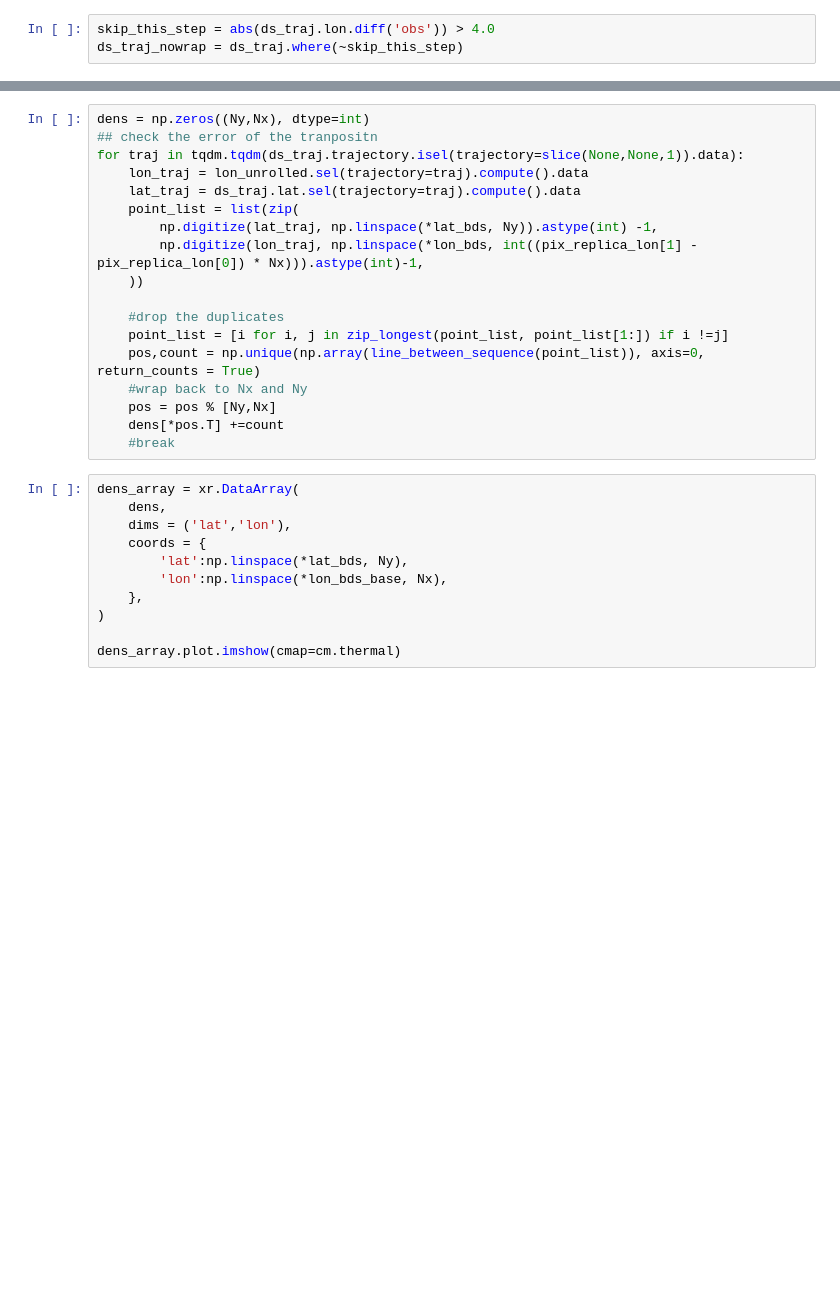
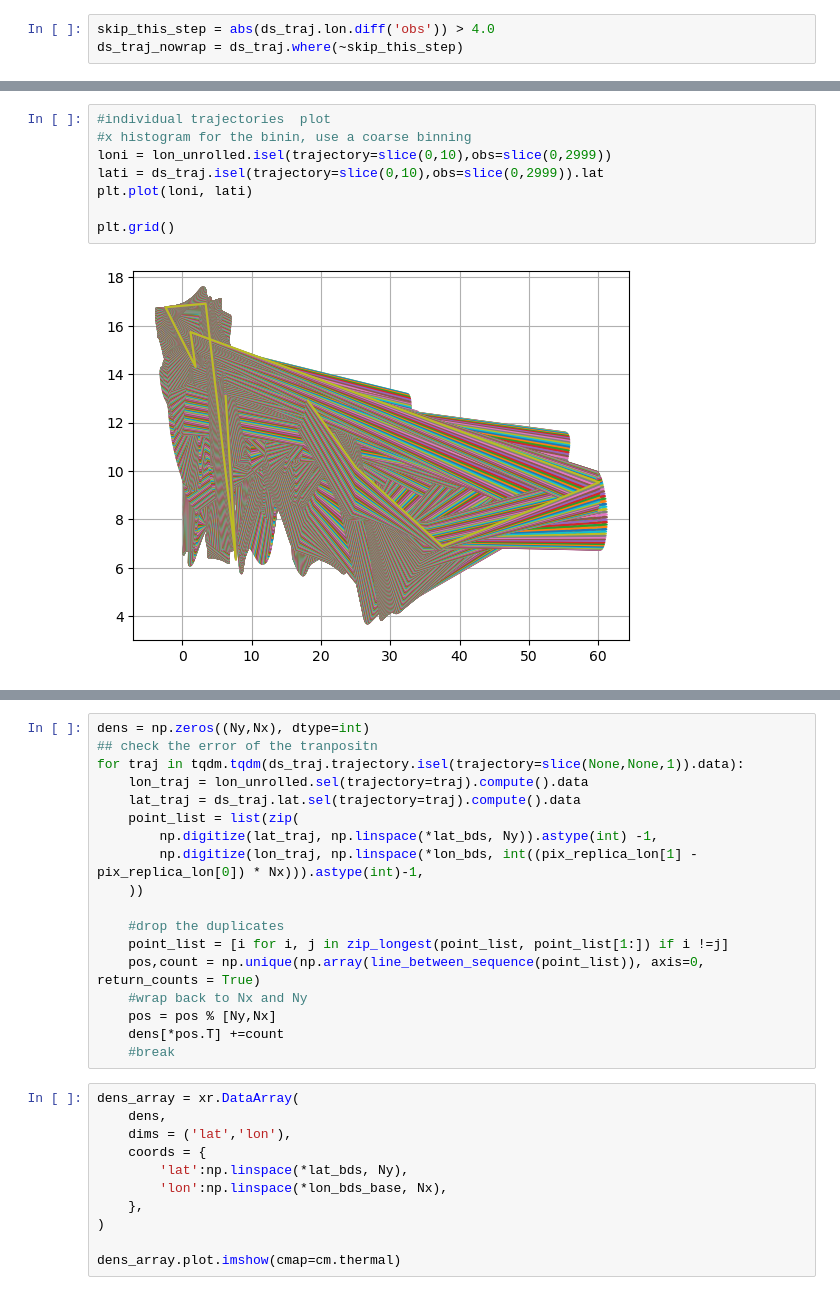
Before and after one commit to danliba/FESOMparcels_first, a Jupyter notebook: notebooks/density_plot.ipynb, the cells around one changed output, grey strips where cells are left out. Cells and saved outputs as stored; diff of their text form; blank space fills up the shorter version.

```diff
--- a/notebooks/density_plot.ipynb
+++ b/notebooks/density_plot.ipynb
@@ -87,0 +622,10 @@ lon_bds, lat_bds
+# %%
+#individual trajectories  plot
+#x histogram for the binin, use a coarse binning
+loni = lon_unrolled.isel(trajectory=slice(0,10),obs=slice(0,2999))
+lati = ds_traj.isel(trajectory=slice(0,10),obs=slice(0,2999)).lat
+plt.plot(loni, lati)
+
+plt.grid()
+# %% [output]
+[figure, added]
```
Also changed, not shown: parts of 14 cells of this notebook, 13 other files.
